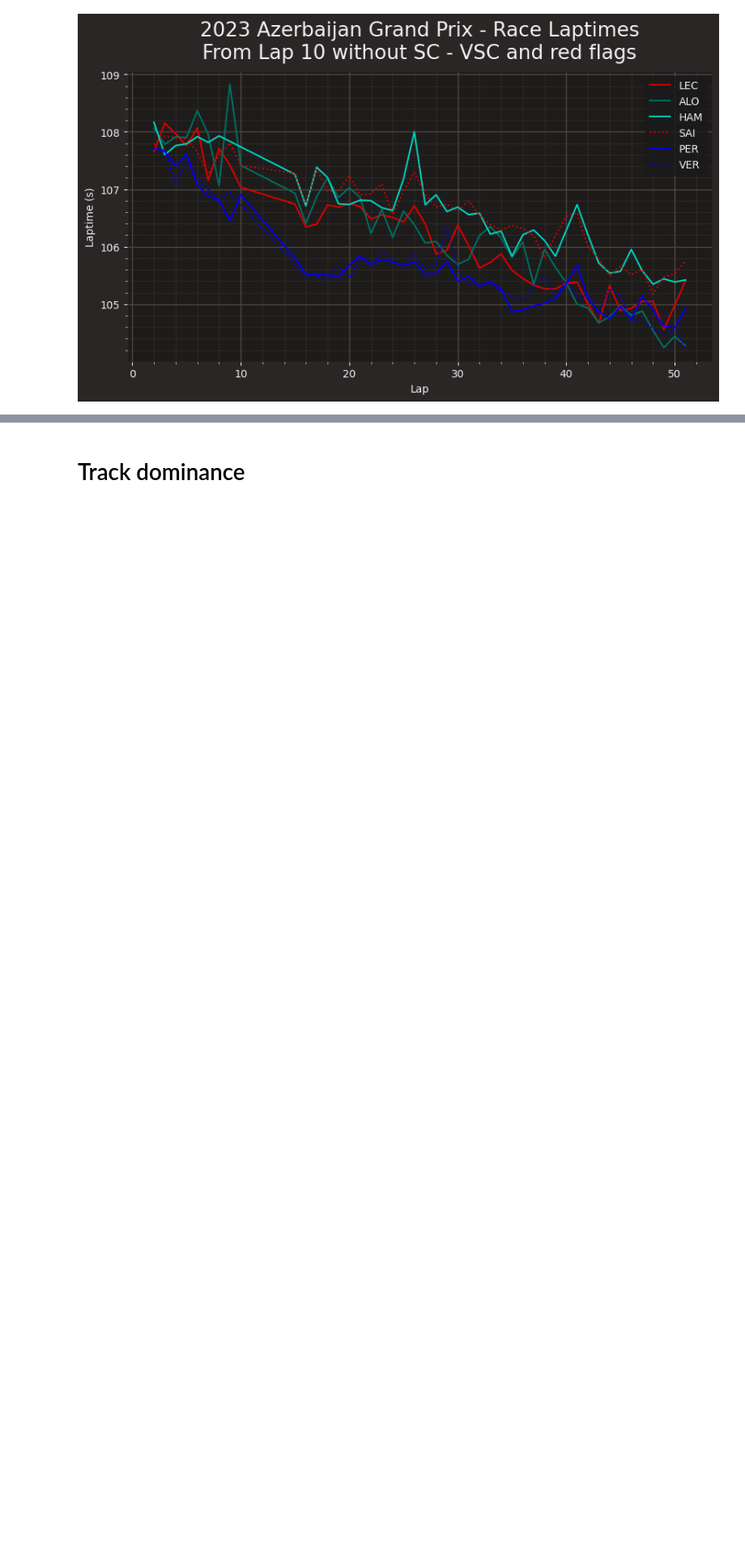
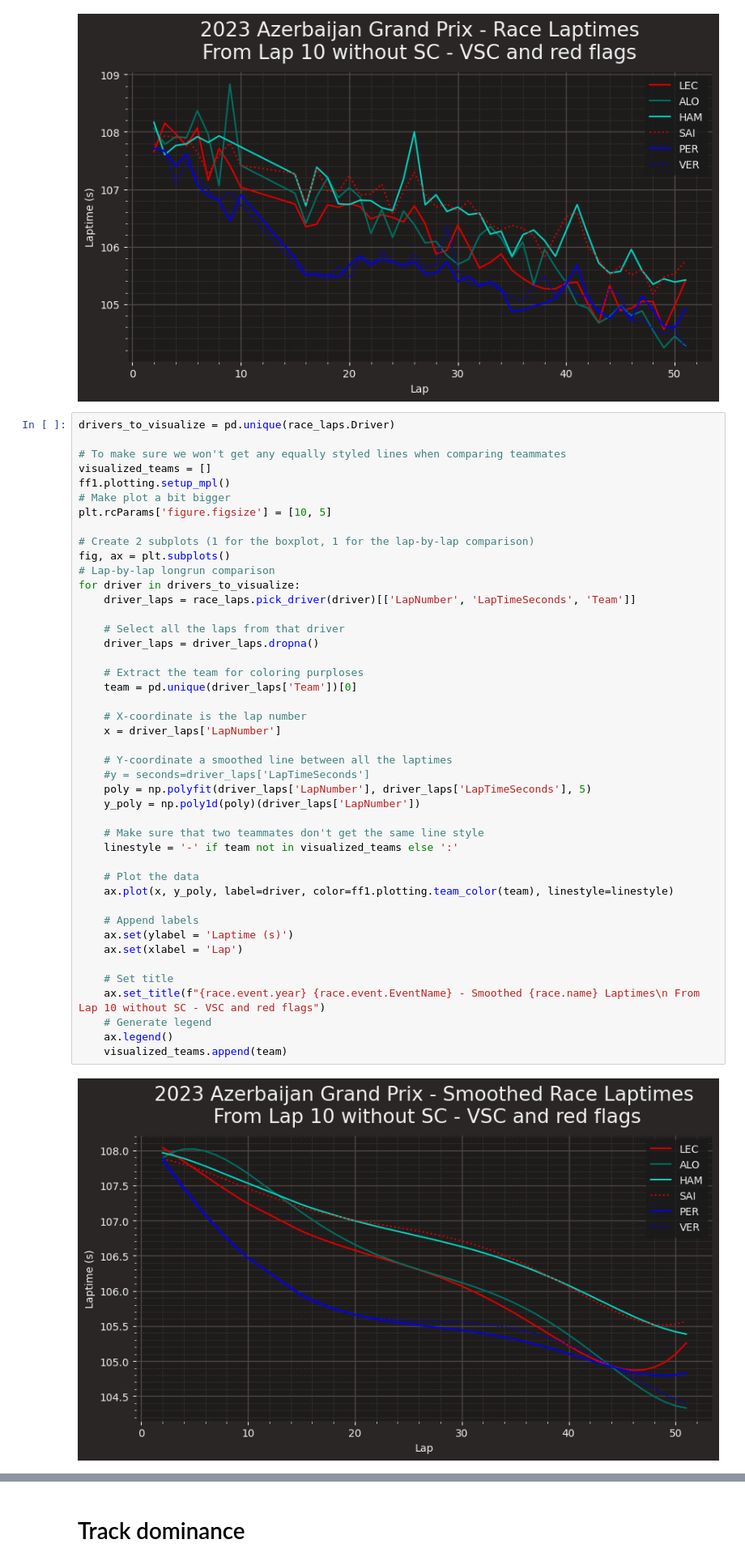
Before and after one commit to Rick8998/Baku2023F1, a Jupyter notebook: SessionsAnalysis/race.ipynb, the cells around one changed output, grey strips where cells are left out. Shown at 81% size. Saved outputs shown, nothing was run; the diff lists cells and outputs as text; blank space fills up the shorter version.

Commit message:
aggiunti smoothed laptimes

```diff
--- a/SessionsAnalysis/race.ipynb
+++ b/SessionsAnalysis/race.ipynb
@@ -72,6 +72,52 @@ for driver in drivers_to_visualize:
     visualized_teams.append(team)
 # %% [output]
 [figure]
+# %%
+drivers_to_visualize = pd.unique(race_laps.Driver)
+
+# To make sure we won't get any equally styled lines when comparing teammates
+visualized_teams = []
+ff1.plotting.setup_mpl()
+# Make plot a bit bigger
+plt.rcParams['figure.figsize'] = [10, 5]
+
+# Create 2 subplots (1 for the boxplot, 1 for the lap-by-lap comparison)
+fig, ax = plt.subplots()
+# Lap-by-lap longrun comparison
+for driver in drivers_to_visualize:
+    driver_laps = race_laps.pick_driver(driver)[['LapNumber', 'LapTimeSeconds', 'Team']]
+
+    # Select all the laps from that driver
+    driver_laps = driver_laps.dropna()
+
+    # Extract the team for coloring purploses
+    team = pd.unique(driver_laps['Team'])[0]
+
+    # X-coordinate is the lap number
+    x = driver_laps['LapNumber']
+
+    # Y-coordinate a smoothed line between all the laptimes
+    #y = seconds=driver_laps['LapTimeSeconds']
+    poly = np.polyfit(driver_laps['LapNumber'], driver_laps['LapTimeSeconds'], 5)
+    y_poly = np.poly1d(poly)(driver_laps['LapNumber'])
+
+    # Make sure that two teammates don't get the same line style
+    linestyle = '-' if team not in visualized_teams else ':'
+
+    # Plot the data
+    ax.plot(x, y_poly, label=driver, color=ff1.plotting.team_color(team), linestyle=linestyle)
+
+    # Append labels
+    ax.set(ylabel = 'Laptime (s)')
+    ax.set(xlabel = 'Lap')
+
+    # Set title
+    ax.set_title(f"{race.event.year} {race.event.EventName} - Smoothed {race.name} Laptimes\n From Lap 10 without SC - VSC and red flags")
+    # Generate legend
+    ax.legend()
+    visualized_teams.append(team)
+# %% [output]
+[figure, added]
 # %%
 import fastf1 as ff1
 import pandas as pd
```
